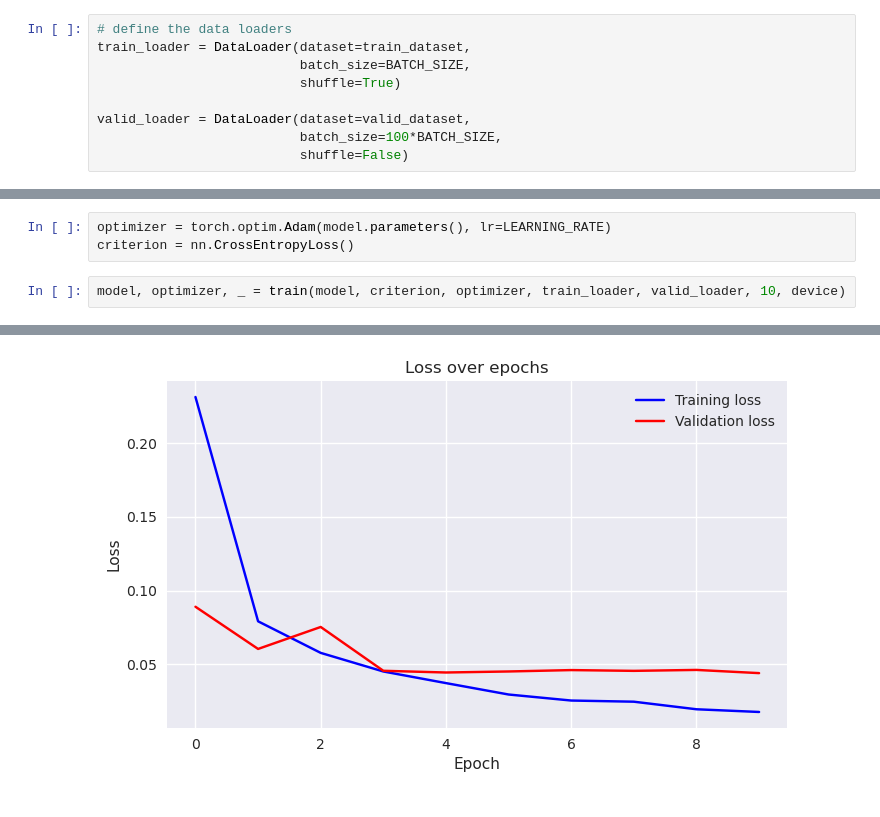
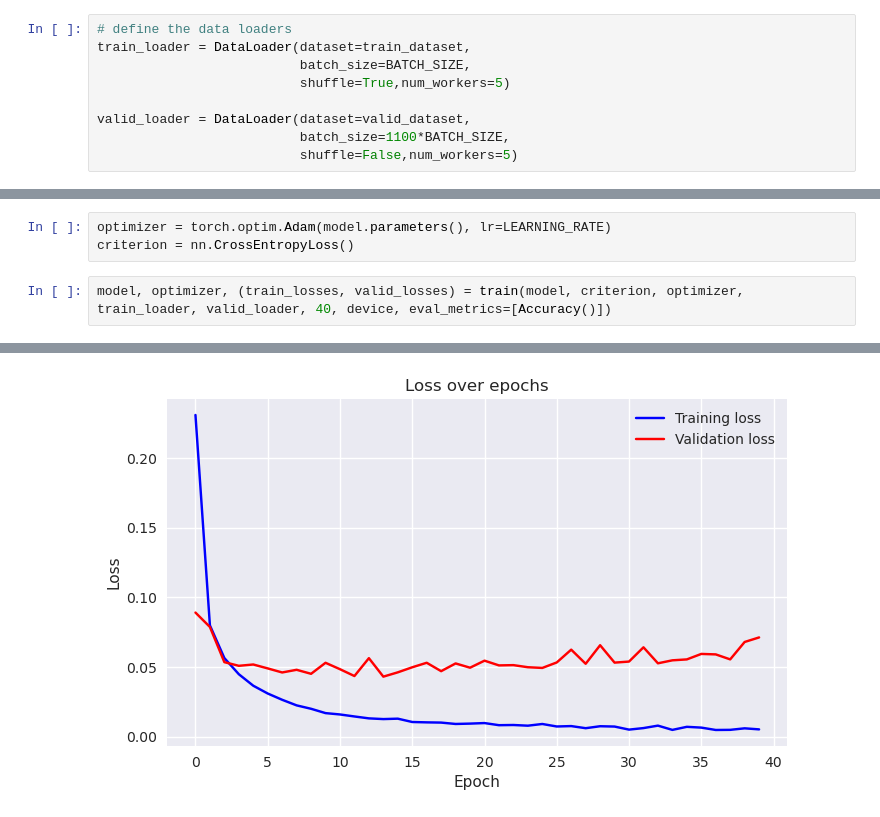
Before and after one commit to ShevchenkoRostyslav/ComputerVision_PyTorch, a Jupyter notebook: examples/LeNet5.ipynb, the cells around one changed output, grey strips where cells are left out. Cells and saved outputs as stored; diff of their text form.

Commit message:
- add metrics classes - modify the training loop to accomodate custom metrics - train the model

```diff
--- a/examples/LeNet5.ipynb
+++ b/examples/LeNet5.ipynb
@@ -41,8 +44,8 @@ valid_dataset = datasets.MNIST(root='./mnist_data',
 # define the data loaders
 train_loader = DataLoader(dataset=train_dataset,
                           batch_size=BATCH_SIZE,
-                          shuffle=True)
+                          shuffle=True,num_workers=5)
 
 valid_loader = DataLoader(dataset=valid_dataset,
-                          batch_size=100*BATCH_SIZE,
-                          shuffle=False)
+                          batch_size=1100*BATCH_SIZE,
+                          shuffle=False,num_workers=5)
@@ -76,5 +84,5 @@ LeNet5(
 optimizer = torch.optim.Adam(model.parameters(), lr=LEARNING_RATE)
 criterion = nn.CrossEntropyLoss()
 # %%
-model, optimizer, _ = train(model, criterion, optimizer, train_loader, valid_loader, 10, device)
+model, optimizer, (train_losses, valid_losses) = train(model, criterion, optimizer, train_loader, valid_loader, 40, device, eval_metrics=[Accuracy()])
 # %% [output]
@@ -91 +106 @@ model, optimizer, _ = train(model, criterion, optimizer, train_loader, valid_loa
-[figure, old version]
+[figure, new version]
```
Also changed, not shown: parts of 4 cells of this notebook, 3 other files.
